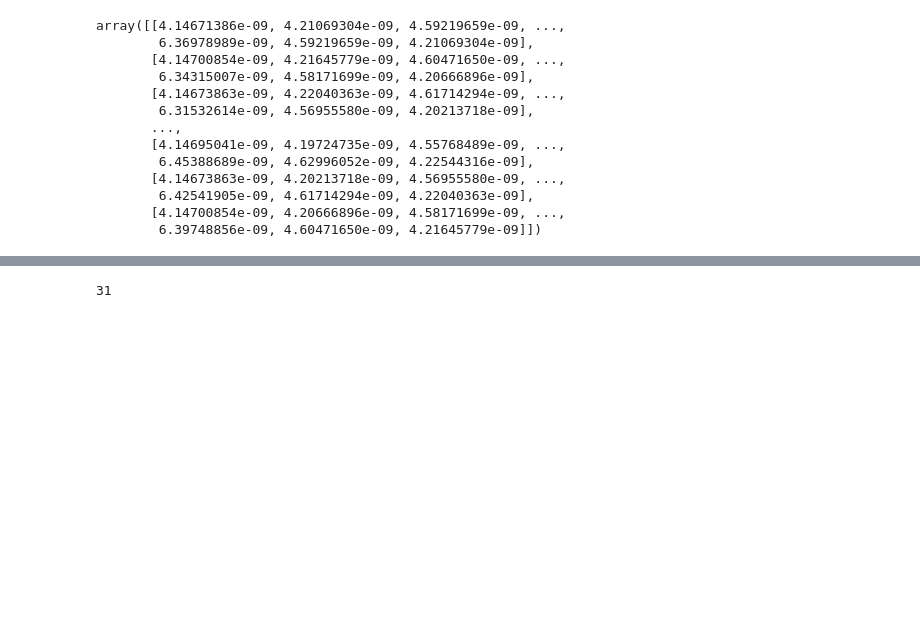
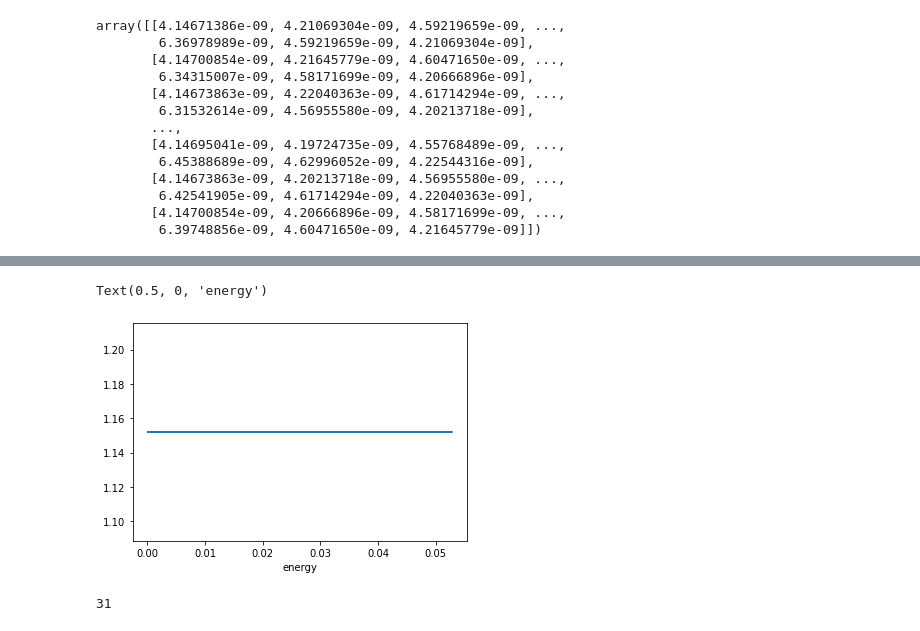
Before and after one commit to joeyanderson1/4th-Year-Thesis, a Jupyter notebook: New PCS Method.ipynb, the cells around one changed output, grey strips where cells are left out. Drawn from its saved outputs; the diff is of its cells as text; code cells hidden in the pictures; blank space fills up the shorter version.

```diff
--- a/New PCS Method.ipynb
+++ b/New PCS Method.ipynb
@@ -753,0 +736,2 @@ array([8.18103386e-05, 8.21296933e-05, 8.27535661e-05, 8.36820289e-05,
+# %%
+my_array = np.array([1.1519173063162569] * len(thing))
@@ -754,3 +774,9 @@ array([8.18103386e-05, 8.21296933e-05, 8.27535661e-05, 8.36820289e-05,
+# %%
+plt.plot(thing, my_array)
+plt.xlabel("energy")
+# %% [output]
+Text(0.5, 0, 'energy')
+[figure, added]
 # %%
 np.argmax( energies[ind,:] )
 # index of maximum energy
```
Also changed, not shown: parts of 11 cells of this notebook.
